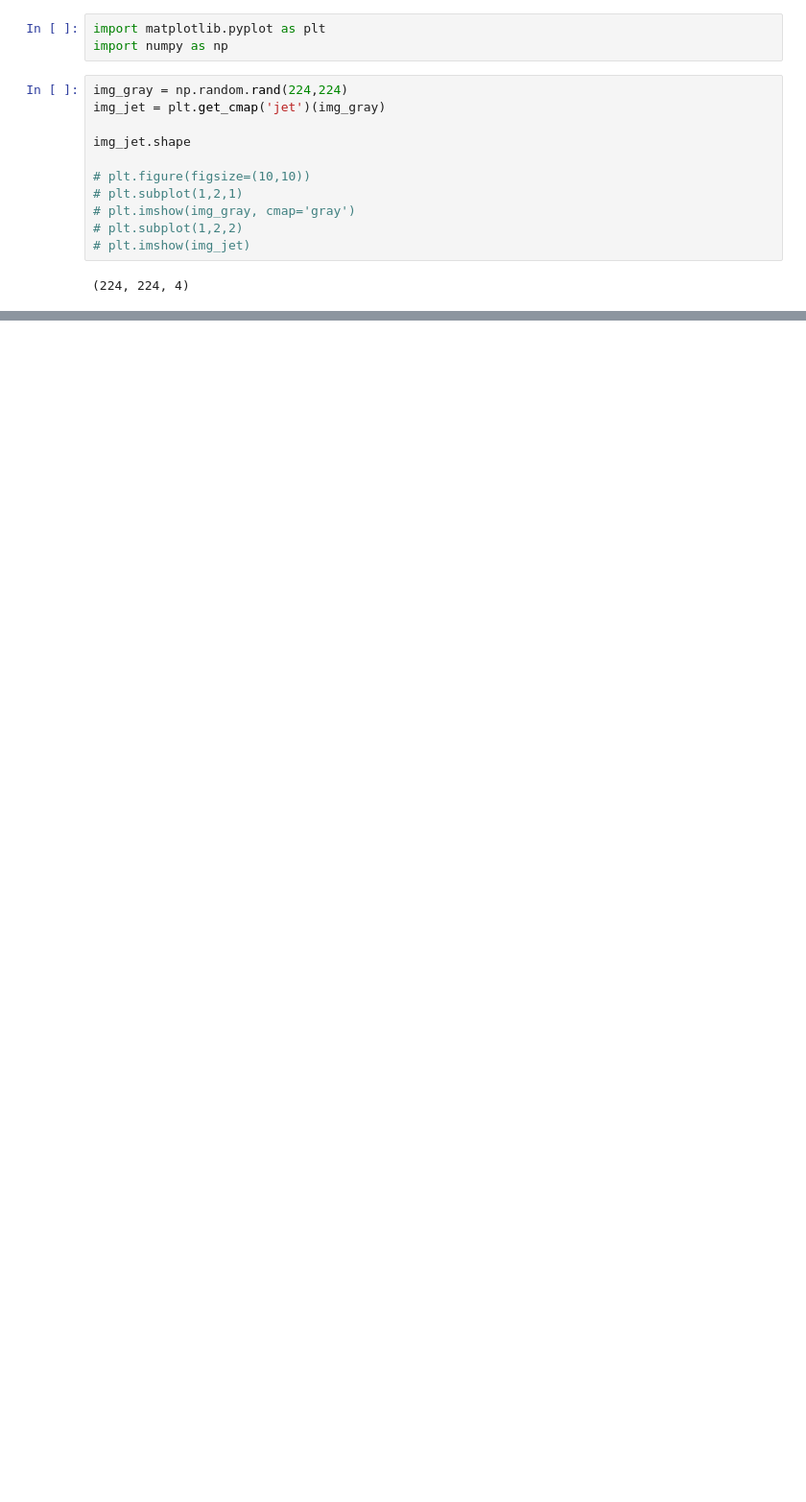
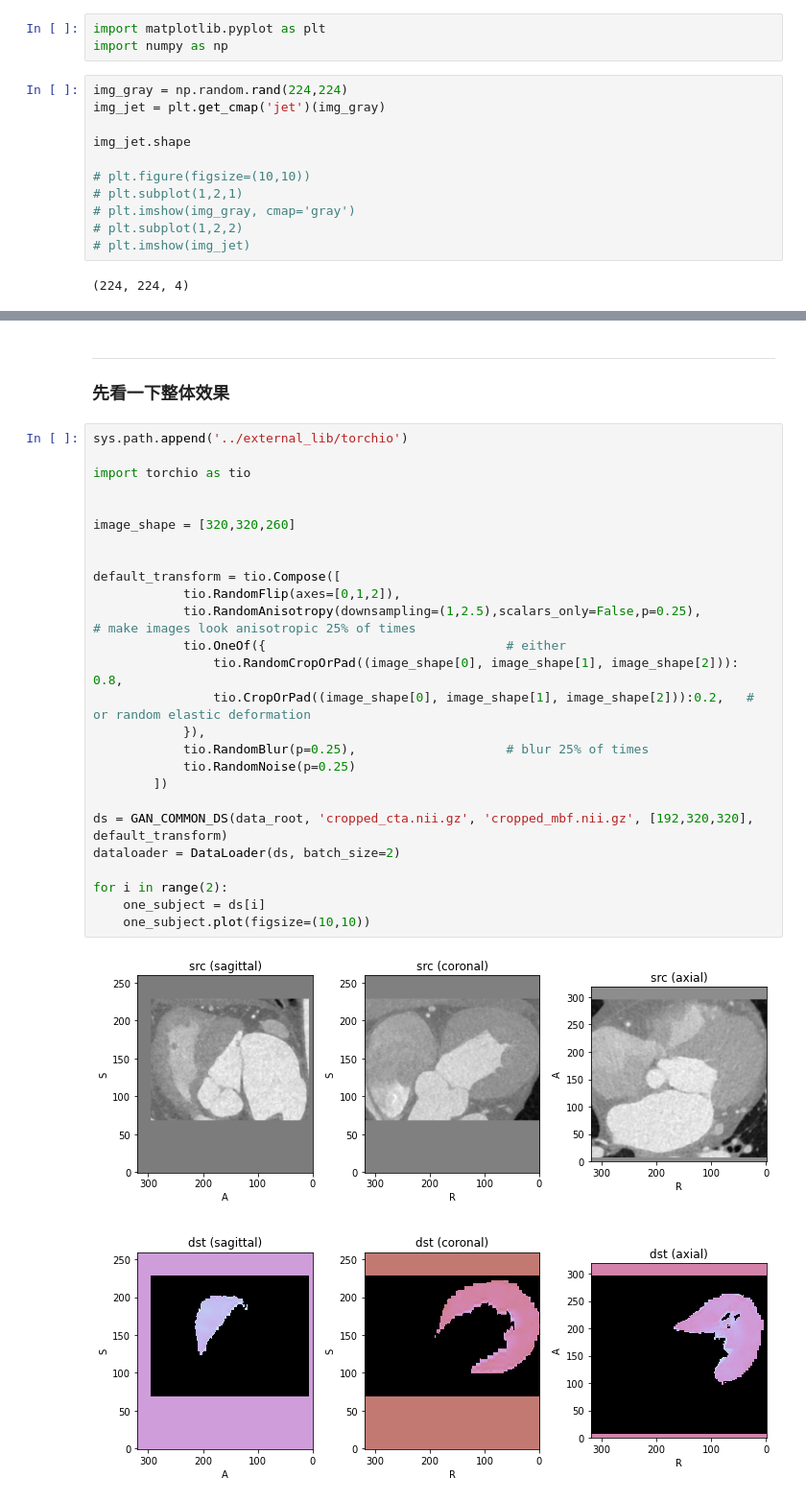
Before and after one commit to jianliang90/MedCommon, a Jupyter notebook: gan/unit_test/unit_test_common_ds.ipynb, the cells around one changed output, grey strips where cells are left out. Shown at 96% size. Cells and saved outputs as stored; diff of their text form; blank space fills up the shorter version.

```diff
--- a/gan/unit_test/unit_test_common_ds.ipynb
+++ b/gan/unit_test/unit_test_common_ds.ipynb
@@ -50,0 +55,31 @@ img_jet.shape
+# %% [markdown]
+---
+### 先看一下整体效果
+# %%
+sys.path.append('../external_lib/torchio')
+
+import torchio as tio
+
+
+image_shape = [320,320,260]
+
+
+default_transform = tio.Compose([
+            tio.RandomFlip(axes=[0,1,2]),
+            tio.RandomAnisotropy(downsampling=(1,2.5),scalars_only=False,p=0.25),              # make images look anisotropic 25% of times
+            tio.OneOf({                                # either
+                tio.RandomCropOrPad((image_shape[0], image_shape[1], image_shape[2])): 0.8,
+                tio.CropOrPad((image_shape[0], image_shape[1], image_shape[2])):0.2,   # or random elastic deformation
+            }),
+            tio.RandomBlur(p=0.25),                    # blur 25% of times
+            tio.RandomNoise(p=0.25)
+        ])
+
+ds = GAN_COMMON_DS(data_root, 'cropped_cta.nii.gz', 'cropped_mbf.nii.gz', [192,320,320], default_transform)
+dataloader = DataLoader(ds, batch_size=2)
+
+for i in range(2):
+    one_subject = ds[i]
+    one_subject.plot(figsize=(10,10))
+# %% [output]
+[figure, added]
```
Also changed, not shown: parts of 15 cells of this notebook.
